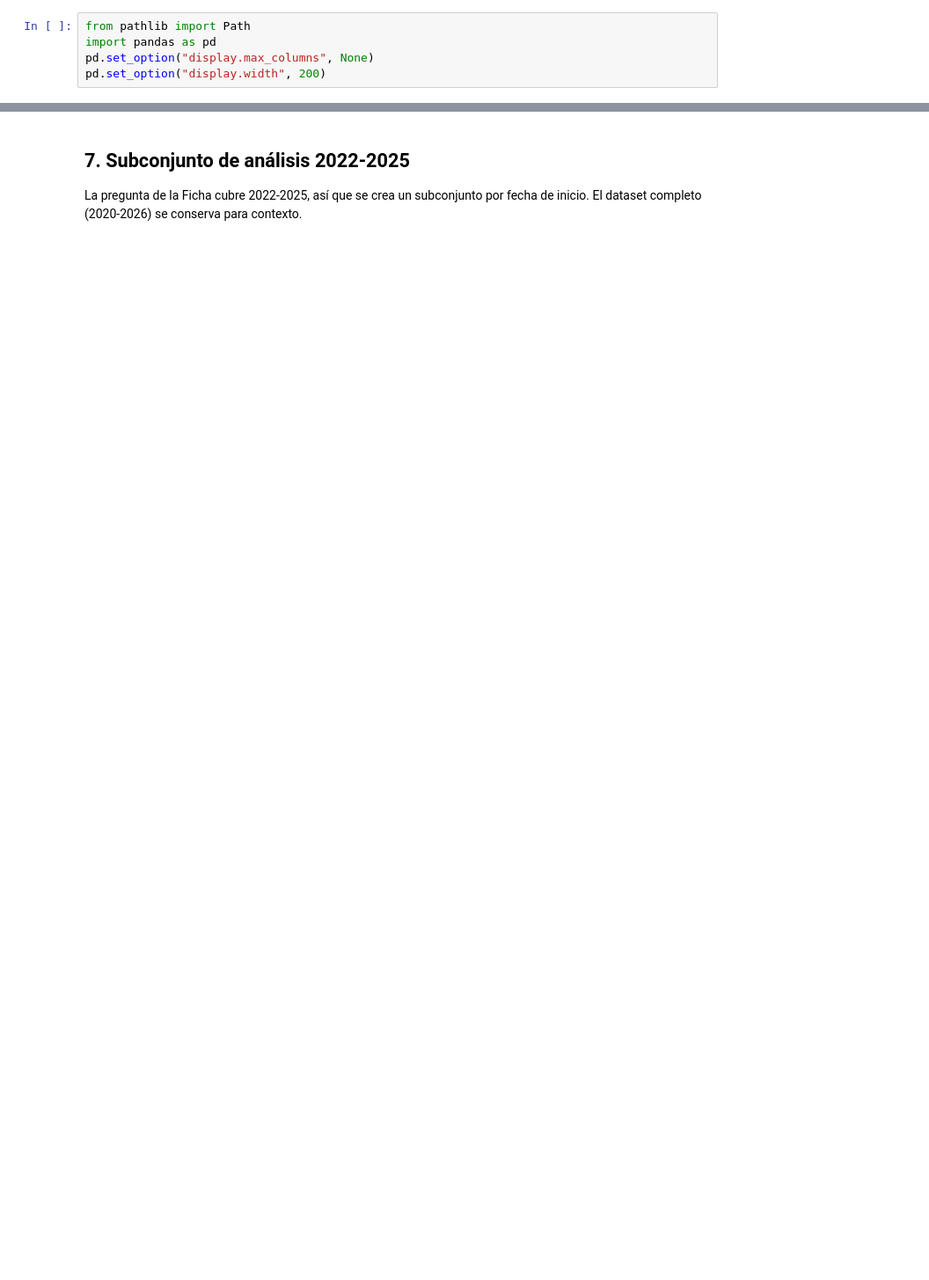
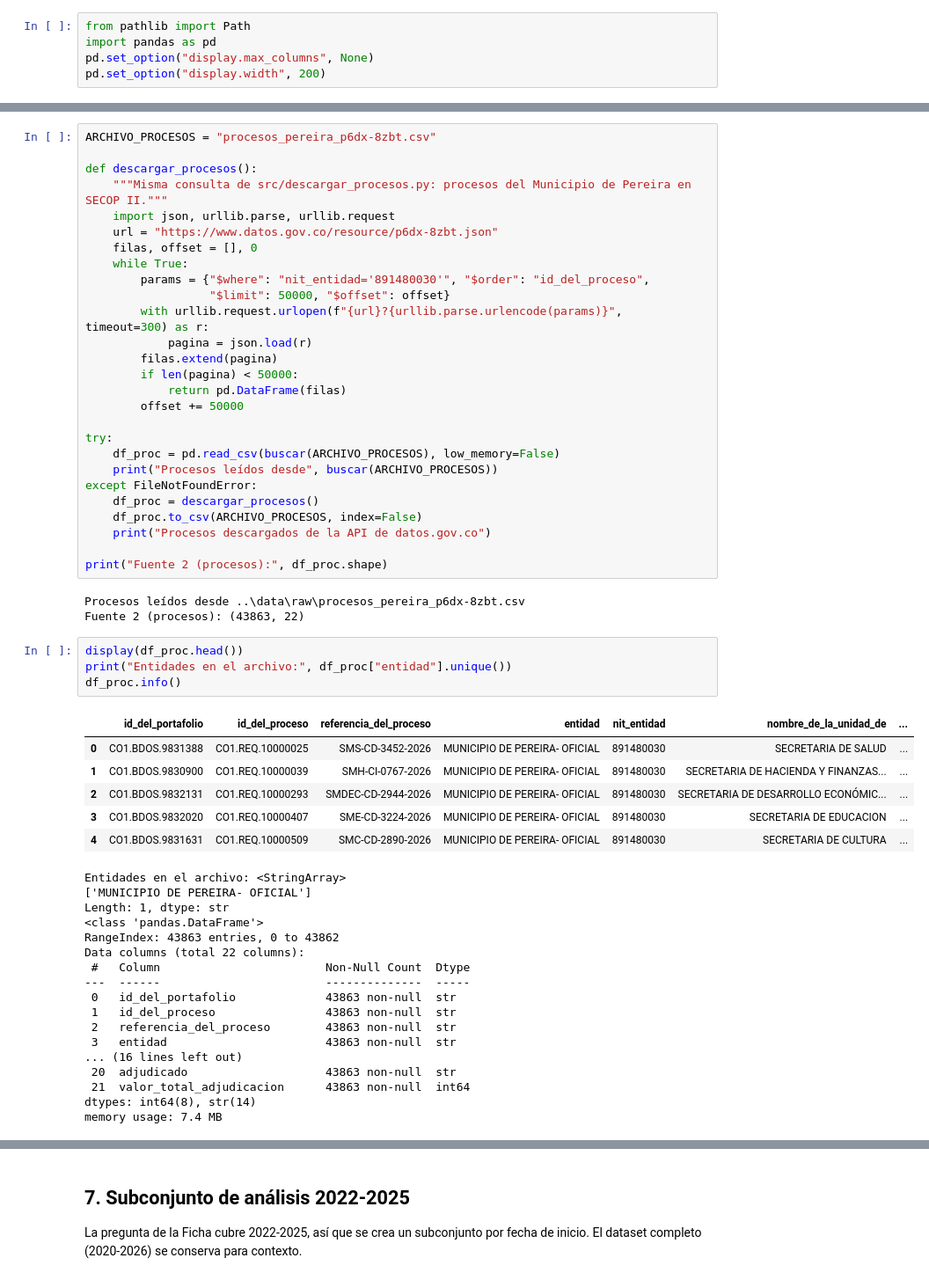
Before and after one commit to jahenao28-jh/contratacion-publica-pereira, a Jupyter notebook: notebooks/01_ingesta.ipynb, the cells around one changed output, grey strips where cells are left out. Shown at 88% size. Saved outputs shown, nothing was run; the diff lists cells and outputs as text; blank space fills up the shorter version.

```diff
--- a/notebooks/01_ingesta.ipynb
+++ b/notebooks/01_ingesta.ipynb
@@ -53 +93,59 @@ df1.info()
+# %%
+ARCHIVO_PROCESOS = "procesos_pereira_p6dx-8zbt.csv"
+
+def descargar_procesos():
+    """Misma consulta de src/descargar_procesos.py: procesos del Municipio de Pereira en SECOP II."""
+    import json, urllib.parse, urllib.request
+    url = "https://www.datos.gov.co/resource/p6dx-8zbt.json"
+    filas, offset = [], 0
+    while True:
+        params = {"$where": "nit_entidad='891480030'", "$order": "id_del_proceso",
+                  "$limit": 50000, "$offset": offset}
+        with urllib.request.urlopen(f"{url}?{urllib.parse.urlencode(params)}", timeout=300) as r:
+            pagina = json.load(r)
+        filas.extend(pagina)
+        if len(pagina) < 50000:
+            return pd.DataFrame(filas)
+        offset += 50000
+
+try:
+    df_proc = pd.read_csv(buscar(ARCHIVO_PROCESOS), low_memory=False)
+    print("Procesos leídos desde", buscar(ARCHIVO_PROCESOS))
+except FileNotFoundError:
+    df_proc = descargar_procesos()
+    df_proc.to_csv(ARCHIVO_PROCESOS, index=False)
+    print("Procesos descargados de la API de datos.gov.co")
+
+print("Fuente 2 (procesos):", df_proc.shape)
+# %% [output]
+Procesos leídos desde ..\data\raw\procesos_pereira_p6dx-8zbt.csv
+Fuente 2 (procesos): (43863, 22)
+# %%
+display(df_proc.head())
+print("Entidades en el archivo:", df_proc["entidad"].unique())
+df_proc.info()
+# %% [output]
+|  | id_del_portafolio | id_del_proceso | referencia_del_proceso | entidad | nit_entidad | nombre_de_la_unidad_de | ... |
+| 0 | CO1.BDOS.9831388 | CO1.REQ.10000025 | SMS-CD-3452-2026 | MUNICIPIO DE PEREIRA- OFICIAL | 891480030 | SECRETARIA DE SALUD | ... |
+| 1 | CO1.BDOS.9830900 | CO1.REQ.10000039 | SMH-CI-0767-2026 | MUNICIPIO DE PEREIRA- OFICIAL | 891480030 | SECRETARIA DE HACIENDA Y FINANZAS... | ... |
+| 2 | CO1.BDOS.9832131 | CO1.REQ.10000293 | SMDEC-CD-2944-2026 | MUNICIPIO DE PEREIRA- OFICIAL | 891480030 | SECRETARIA DE DESARROLLO ECONÓMIC... | ... |
+| 3 | CO1.BDOS.9832020 | CO1.REQ.10000407 | SME-CD-3224-2026 | MUNICIPIO DE PEREIRA- OFICIAL | 891480030 | SECRETARIA DE EDUCACION | ... |
+| 4 | CO1.BDOS.9831631 | CO1.REQ.10000509 | SMC-CD-2890-2026 | MUNICIPIO DE PEREIRA- OFICIAL | 891480030 | SECRETARIA DE CULTURA | ... |
+Entidades en el archivo: <StringArray>
+['MUNICIPIO DE PEREIRA- OFICIAL']
+Length: 1, dtype: str
+<class 'pandas.DataFrame'>
+RangeIndex: 43863 entries, 0 to 43862
+Data columns (total 22 columns):
+ #   Column                        Non-Null Count  Dtype
+---  ------                        --------------  -----
+ 0   id_del_portafolio             43863 non-null  str
+ 1   id_del_proceso                43863 non-null  str
+ 2   referencia_del_proceso        43863 non-null  str
+ 3   entidad                       43863 non-null  str
+... (16 lines left out)
+ 20  adjudicado                    43863 non-null  str
+ 21  valor_total_adjudicacion      43863 non-null  int64
+dtypes: int64(8), str(14)
+memory usage: 7.4 MB
 # %% [markdown]
```
Also changed, not shown: parts of 41 cells of this notebook, 2 other files.
